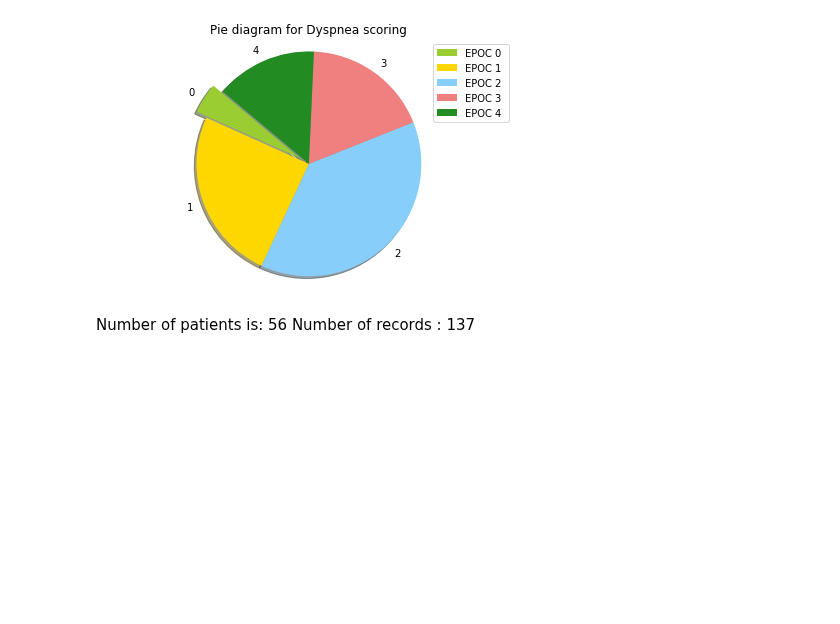
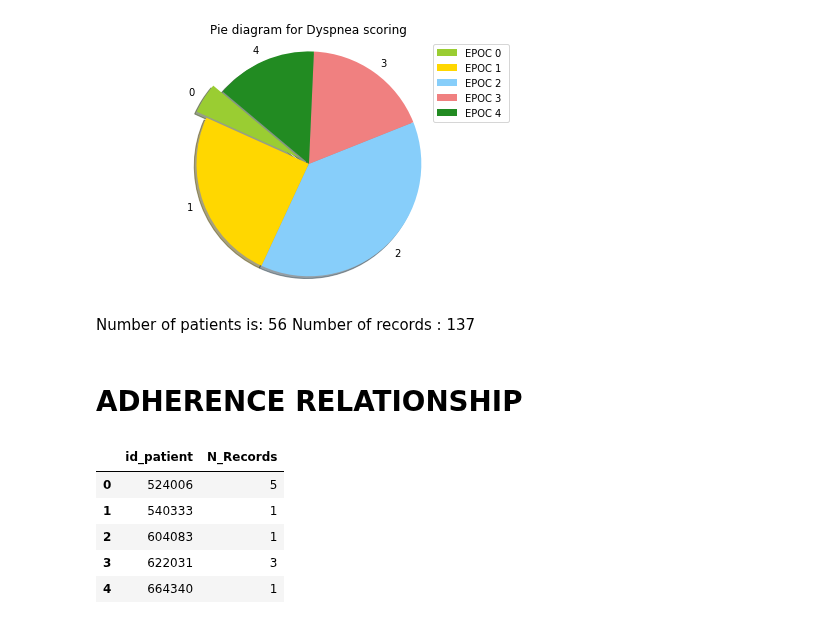
Before and after one commit to DS4A-T22/exploratory_data_analysis, a Jupyter notebook: EDA-Dysnea.ipynb, the cells around one changed output. Drawn from its saved outputs; the diff is of its cells as text; code cells hidden in the pictures; blank space fills up the shorter version.

```diff
--- a/EDA-Dysnea.ipynb
+++ b/EDA-Dysnea.ipynb
@@ -167,3 +170,5 @@ df_cp.to_csv('./data/cleansed/disnea.csv', sep=',')
 # %% [markdown]
 Number of patients is:  56
 Number of records :  137
+# %% [markdown]
+# ADHERENCE RELATIONSHIP
@@ -169,0 +177,11 @@ Number of records :  137
+# %%
+dyspnea = df_cp.copy()
+N_Records_Per_Patient = dyspnea.groupby('id_patient').size().reset_index(name='N_Records')
+N_Records_Per_Patient.head(5)
+# %% [output]
+|  | id_patient | N_Records |
+| 0 | 524006 | 5 |
+| 1 | 540333 | 1 |
+| 2 | 604083 | 1 |
+| 3 | 622031 | 3 |
+| 4 | 664340 | 1 |
```
Also changed, not shown: parts of 9 cells of this notebook, 3 other files.
